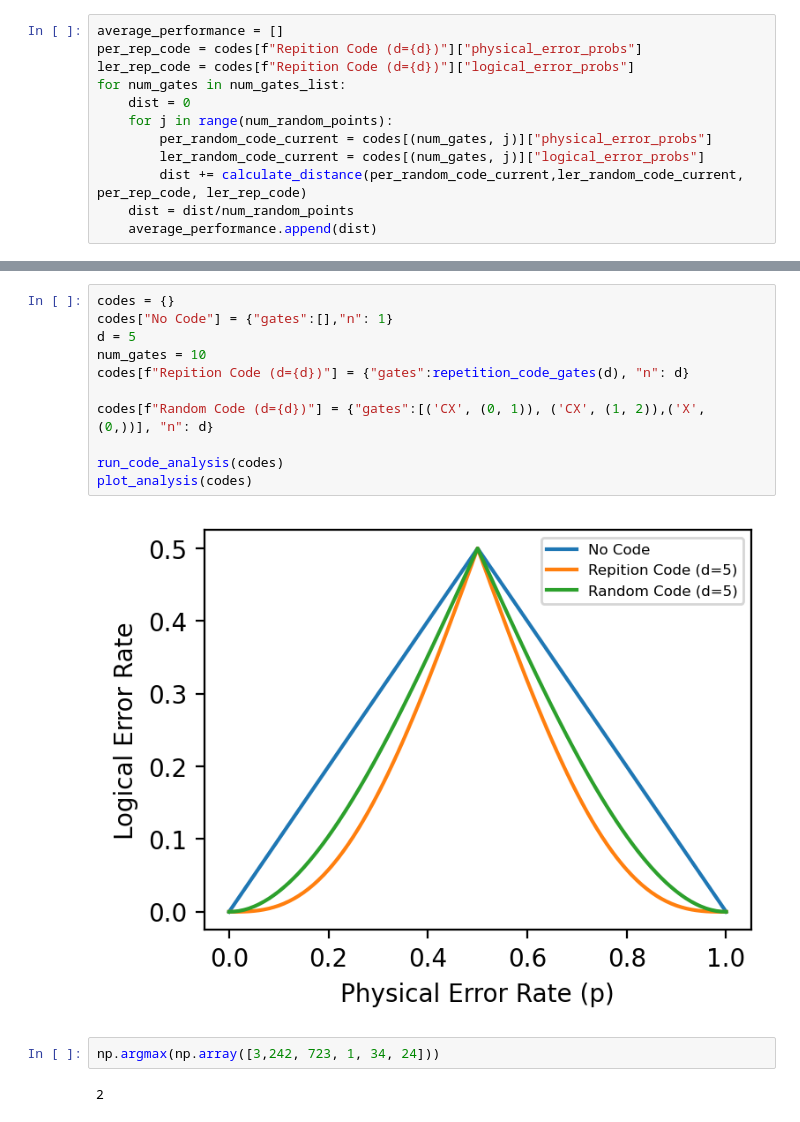
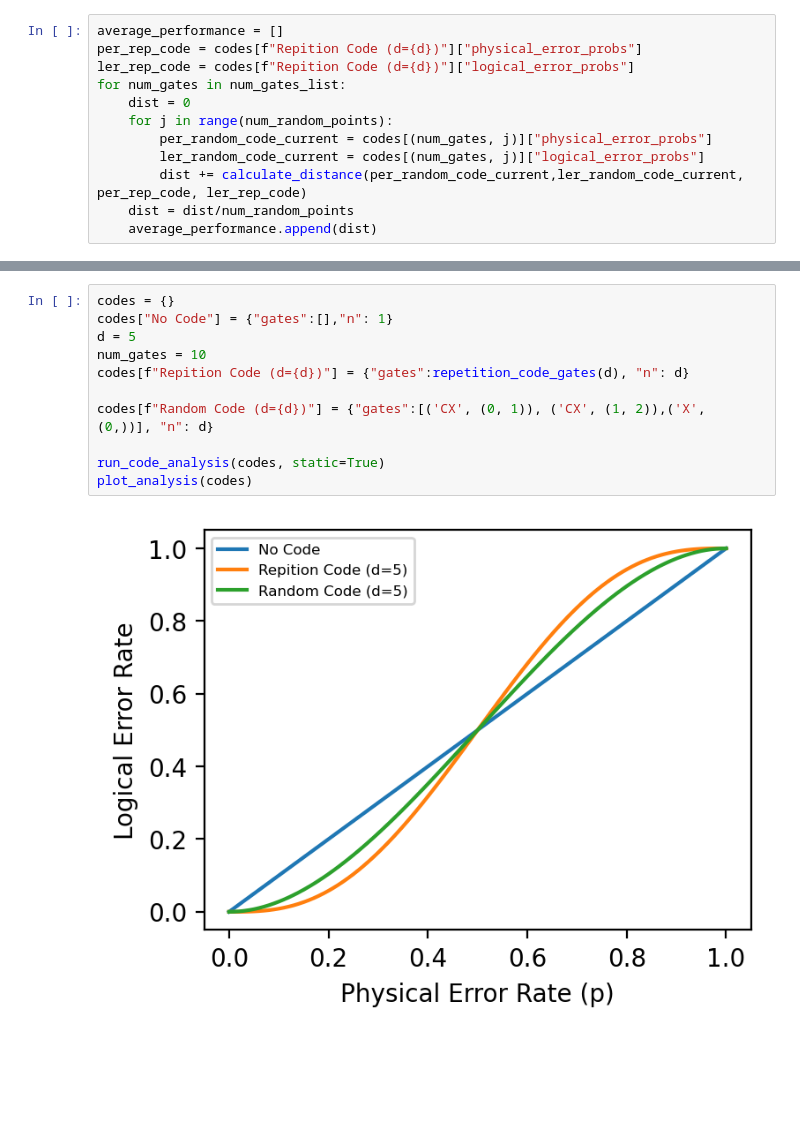
Before and after one commit to snow-apple/random-qec, a Jupyter notebook: 1-errorprob.ipynb, the cells around one changed output, grey strips where cells are left out. Saved outputs shown, nothing was run; the diff lists cells and outputs as text; blank space fills up the shorter version.

```diff
--- a/1-errorprob.ipynb
+++ b/1-errorprob.ipynb
@@ -83,17 +83,13 @@ Text(0, 0.5, 'Average Distance\n from Repetition Code')
 # %%
 codes = {}
 codes["No Code"] = {"gates":[],"n": 1}
 d = 5
 num_gates = 10
 codes[f"Repition Code (d={d})"] = {"gates":repetition_code_gates(d), "n": d}
 
 codes[f"Random Code (d={d})"] = {"gates":[('CX', (0, 1)), ('CX', (1, 2)),('X', (0,))], "n": d}
 
-run_code_analysis(codes)
+run_code_analysis(codes, static=True)
 plot_analysis(codes)
 # %% [output]
-[figure, old version]
+[figure, new version]
-# %%
-np.argmax(np.array([3,242, 723, 1, 34, 24]))
-# %% [output]
-2
```
Also changed, not shown: parts of 5 cells of this notebook.
